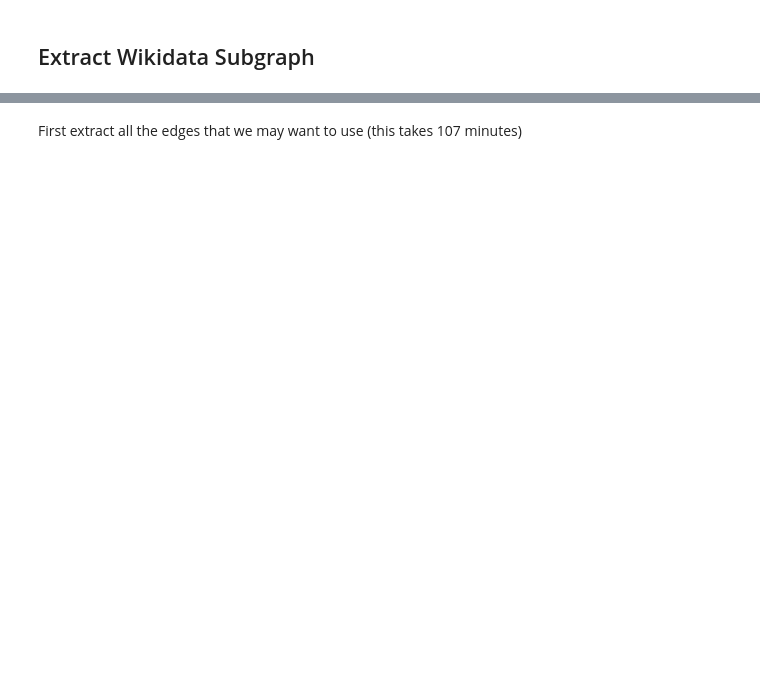
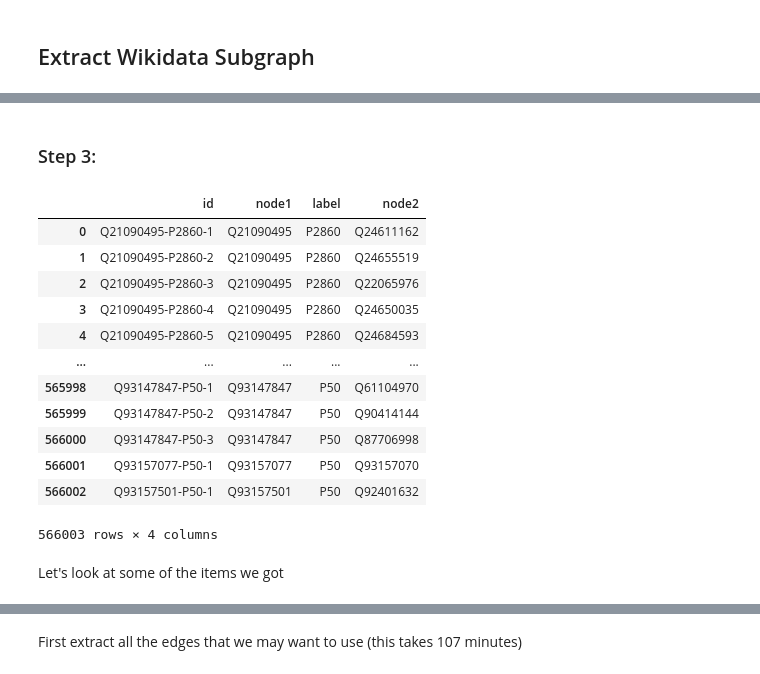
Before and after one commit to usc-isi-i2/CKG-COVID-19, a Jupyter notebook: build-covid-kg.ipynb, the cells around one changed output, grey strips where cells are left out. Cells and saved outputs as stored; diff of their text form; code cells hidden in the pictures; blank space fills up the shorter version.

```diff
--- a/build-covid-kg.ipynb
+++ b/build-covid-kg.ipynb
@@ -103,0 +232,2 @@ PMC3670673      P932
+# %% [markdown]
+### Step 3:
@@ -103,0 +236,19 @@ PMC3670673      P932
+# %%
+caae = pd.read_csv(os.getenv("COVID")+'/citation-and-author-edges.tsv', delimiter='\t')
+caae.loc[:, ['id', 'node1', 'label', 'node2']]
+# %% [output]
+|  | id | node1 | label | node2 |
+| 0 | Q21090495-P2860-1 | Q21090495 | P2860 | Q24611162 |
+| 1 | Q21090495-P2860-2 | Q21090495 | P2860 | Q24655519 |
+| 2 | Q21090495-P2860-3 | Q21090495 | P2860 | Q22065976 |
+| 3 | Q21090495-P2860-4 | Q21090495 | P2860 | Q24650035 |
+| 4 | Q21090495-P2860-5 | Q21090495 | P2860 | Q24684593 |
+| ... | ... | ... | ... | ... |
+| 565998 | Q93147847-P50-1 | Q93147847 | P50 | Q61104970 |
+| 565999 | Q93147847-P50-2 | Q93147847 | P50 | Q90414144 |
+| 566000 | Q93147847-P50-3 | Q93147847 | P50 | Q87706998 |
+| 566001 | Q93157077-P50-1 | Q93157077 | P50 | Q93157070 |
+| 566002 | Q93157501-P50-1 | Q93157501 | P50 | Q92401632 |
+566003 rows × 4 columns
+# %% [markdown]
+Let's look at some of the items we got
```
Also changed, not shown: parts of 35 cells of this notebook, 1 other file.
